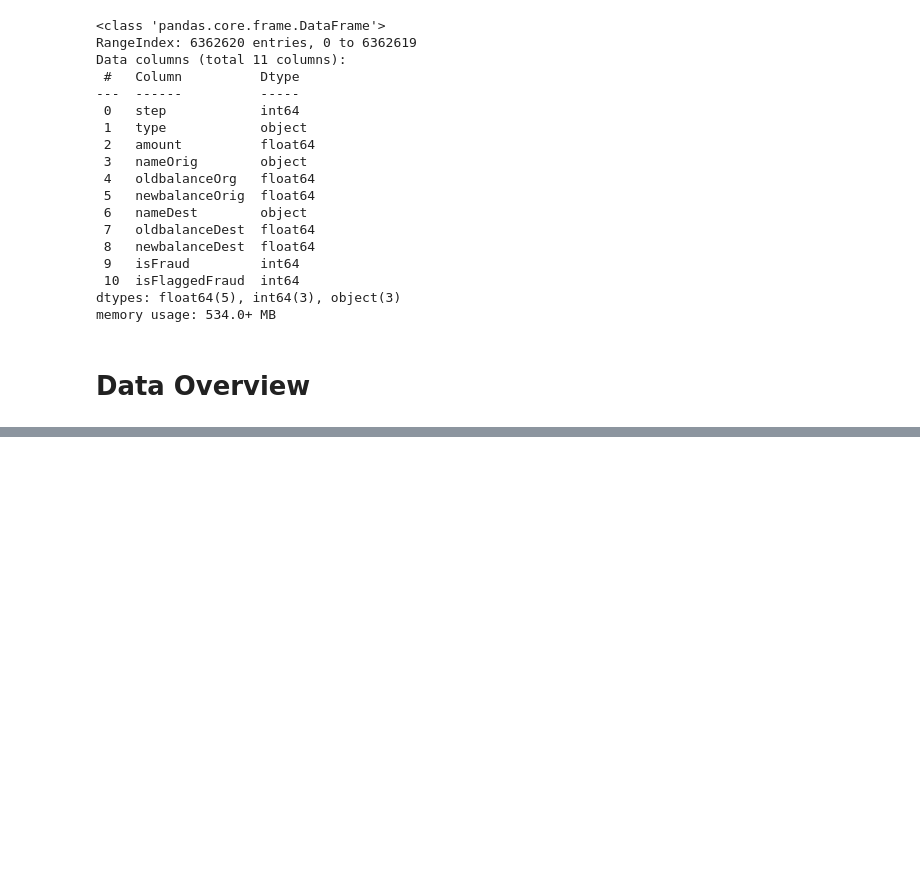
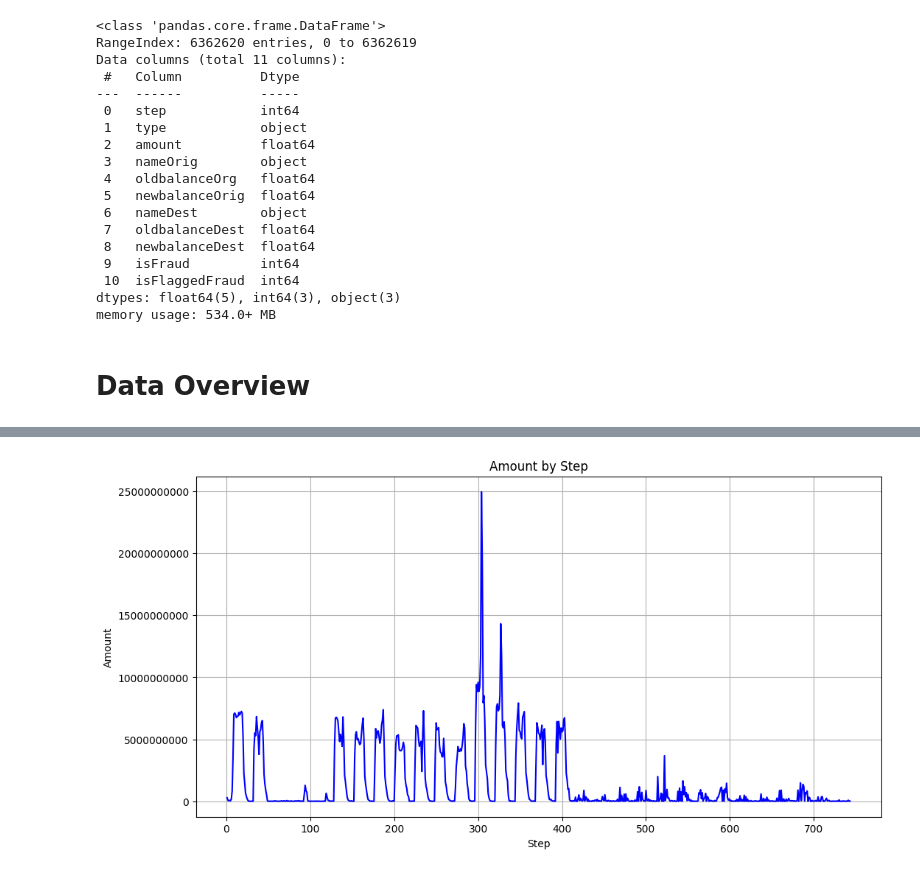
Before and after one commit to nguyentunhu/Financial-Fraud-Patterns-EDA, a Jupyter notebook: main.ipynb, the cells around one changed output, grey strips where cells are left out. Cells and saved outputs as stored; diff of their text form; code cells hidden in the pictures; blank space fills up the shorter version.

```diff
--- a/main.ipynb
+++ b/main.ipynb
@@ -168,0 +213,14 @@ dtype: int64
+# %%
+amt_by_step = df.groupby('step')['amount'].sum()
+
+# Plotting the amount by step
+plt.figure(figsize=(12, 6))
+sns.lineplot(x=amt_by_step.index, y=amt_by_step.values, color='blue')
+plt.title('Amount by Step')
+plt.xlabel('Step')
+plt.ylabel('Amount')
+plt.ticklabel_format(axis='y', style = 'plain')
+plt.grid(True)
+plt.show()
+# %% [output]
+[figure, added]
```
Also changed, not shown: parts of 12 cells of this notebook.
